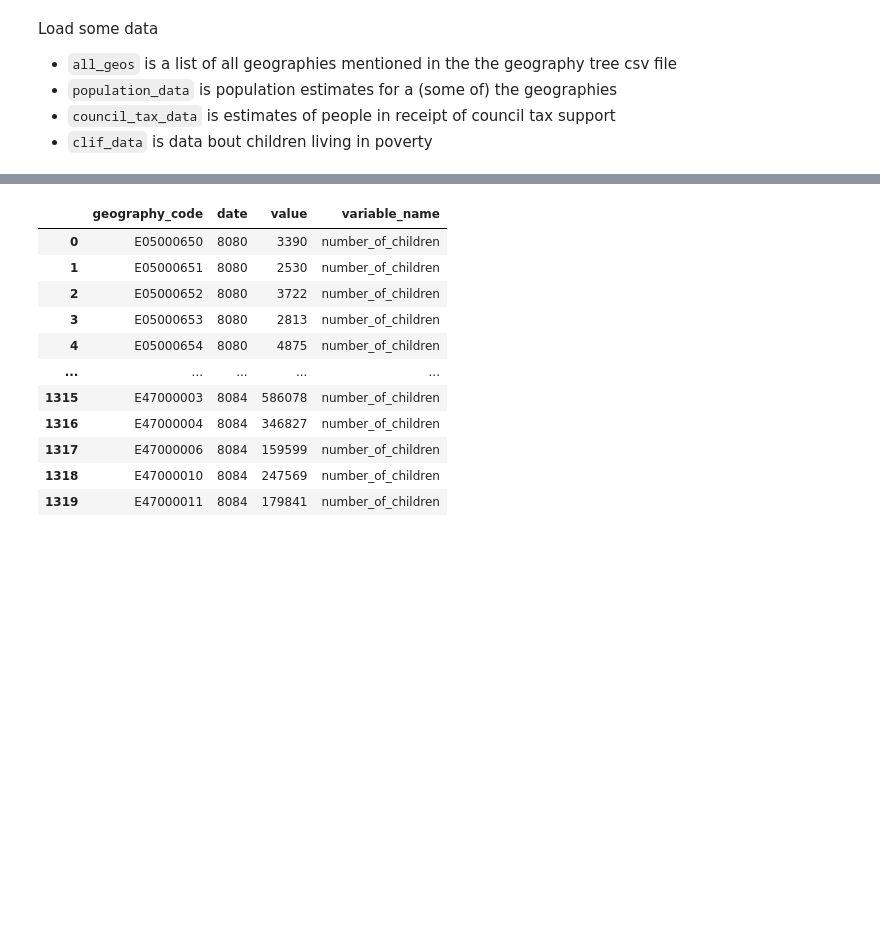
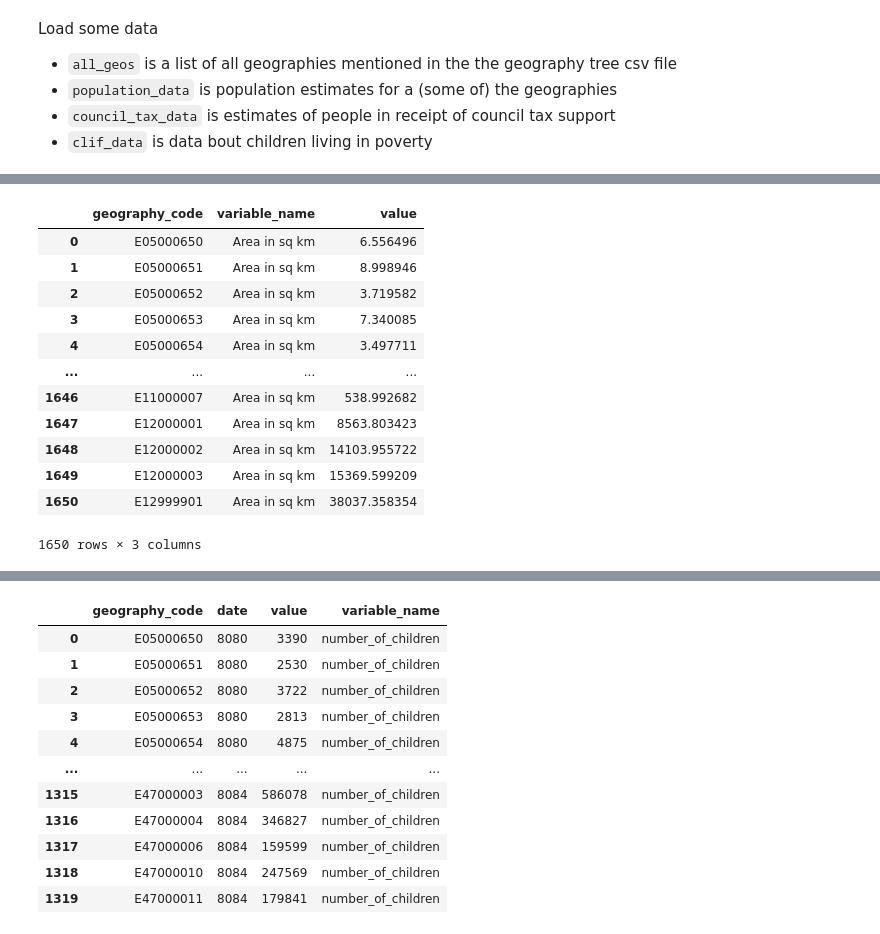
Before and after one commit to open-innovations/jrf-insight, a Jupyter notebook: pipelines/place/transform.ipynb, the cells around one changed output, grey strips where cells are left out. Cells and saved outputs as stored; diff of their text form; code cells hidden in the pictures; blank space fills up the shorter version.

```diff
--- a/pipelines/place/transform.ipynb
+++ b/pipelines/place/transform.ipynb
@@ -19,3 +35,28 @@ area_of_place =pd.read_csv(f'{DATA_DIR}/geo/area_of_places.csv')
+# %%
+area_of_place = pd.read_csv(f'{DATA_DIR}/geo/area_of_places.csv')
+#@TODO temporary filter to remove
+area_of_place.drop_duplicates(subset=['geography_code'], inplace=True)
+# len(area_of_place.geography_code)
+# l1 = area_of_place.geography_code.to_list()
+# l2 = area_of_place.geography_code.unique()
+# seen = set()
+# dupes = [x for x in l1 if x in seen or seen.add(x)]
+# print(dupes)
+area_of_place
+# %% [output]
+|  | geography_code | variable_name | value |
+| 0 | E05000650 | Area in sq km | 6.556496 |
+| 1 | E05000651 | Area in sq km | 8.998946 |
+| 2 | E05000652 | Area in sq km | 3.719582 |
+| 3 | E05000653 | Area in sq km | 7.340085 |
+| 4 | E05000654 | Area in sq km | 3.497711 |
+| ... | ... | ... | ... |
+| 1646 | E11000007 | Area in sq km | 538.992682 |
+| 1647 | E12000001 | Area in sq km | 8563.803423 |
+| 1648 | E12000002 | Area in sq km | 14103.955722 |
+| 1649 | E12000003 | Area in sq km | 15369.599209 |
+| 1650 | E12999901 | Area in sq km | 38037.358354 |
+1650 rows × 3 columns
 # %%
 households = pd.read_csv(f'{DATA_DIR}/households/households.csv')
 # %%
```
Also changed, not shown: parts of 7 cells of this notebook, 3 other files.
